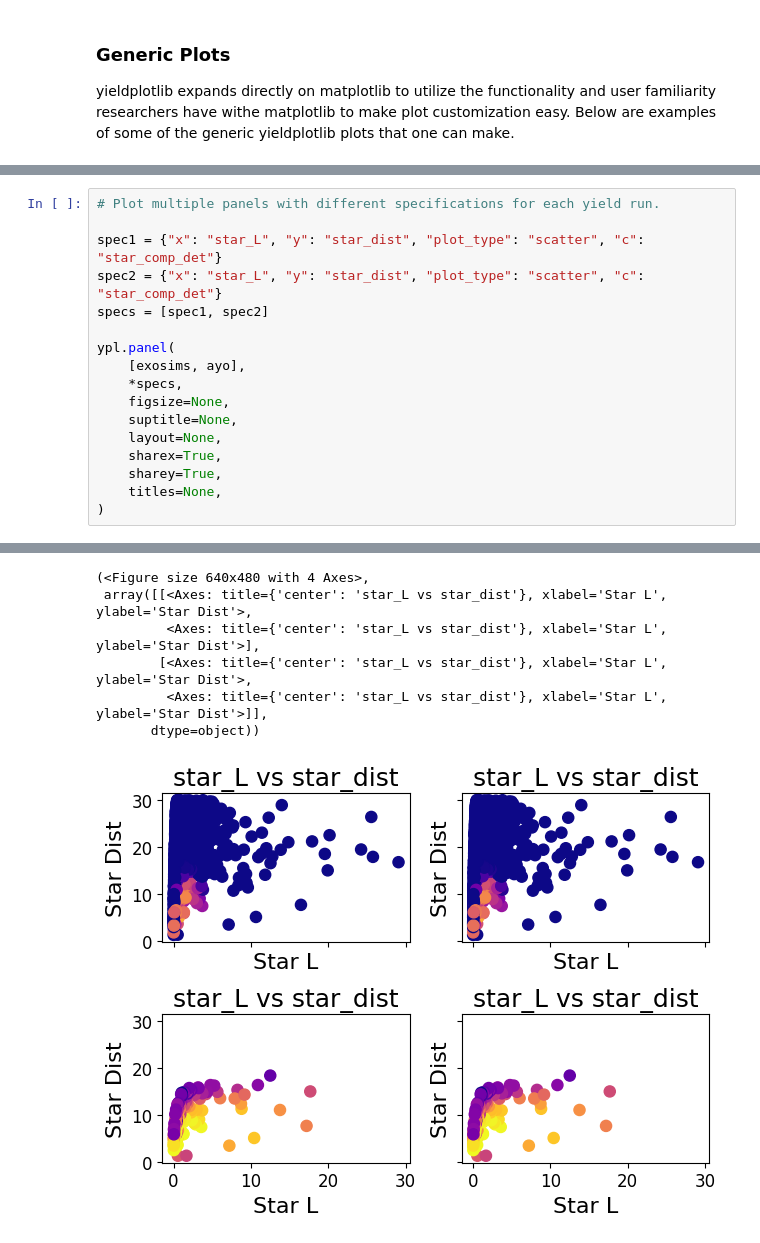
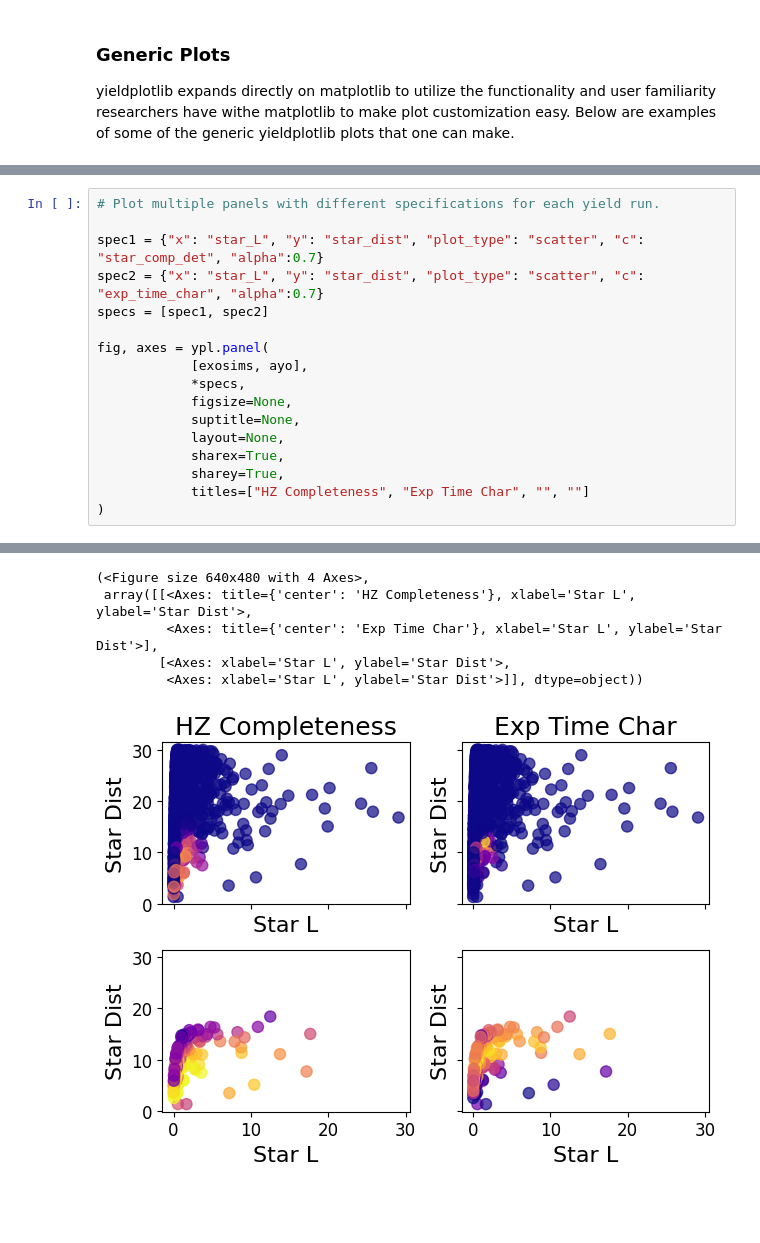
Before and after one commit to HWO-Yield-Visualizations/yieldplotlib, a Jupyter notebook: docs/tutorials/yieldplotlib_tutorial.ipynb, the cells around one changed output, grey strips where cells are left out. Saved outputs shown, nothing was run; the diff lists cells and outputs as text; blank space fills up the shorter version.

```diff
--- a/docs/tutorials/yieldplotlib_tutorial.ipynb
+++ b/docs/tutorials/yieldplotlib_tutorial.ipynb
@@ -223,18 +229,18 @@ ypl.xy_grid(
 # %%
 # Plot multiple panels with different specifications for each yield run.
 
-spec1 = {"x": "star_L", "y": "star_dist", "plot_type": "scatter", "c": "star_comp_det"}
-spec2 = {"x": "star_L", "y": "star_dist", "plot_type": "scatter", "c": "star_comp_det"}
+spec1 = {"x": "star_L", "y": "star_dist", "plot_type": "scatter", "c": "star_comp_det", "alpha":0.7}
+spec2 = {"x": "star_L", "y": "star_dist", "plot_type": "scatter", "c": "exp_time_char", "alpha":0.7}
 specs = [spec1, spec2]
 
-ypl.panel(
-    [exosims, ayo],
-    *specs,
-    figsize=None,
-    suptitle=None,
-    layout=None,
-    sharex=True,
-    sharey=True,
-    titles=None,
+fig, axes = ypl.panel(
+            [exosims, ayo],
+            *specs,
+            figsize=None,
+            suptitle=None,
+            layout=None,
+            sharex=True,
+            sharey=True,
+            titles=["HZ Completeness", "Exp Time Char", "", ""]
 )
 # %% [output]
@@ -258,7 +264,6 @@ ypl.panel(
 (<Figure size 640x480 with 4 Axes>,
- array([[<Axes: title={'center': 'star_L vs star_dist'}, xlabel='Star L', ylabel='Star Dist'>,
-         <Axes: title={'center': 'star_L vs star_dist'}, xlabel='Star L', ylabel='Star Dist'>],
-        [<Axes: title={'center': 'star_L vs star_dist'}, xlabel='Star L', ylabel='Star Dist'>,
-         <Axes: title={'center': 'star_L vs star_dist'}, xlabel='Star L', ylabel='Star Dist'>]],
-       dtype=object))
+ array([[<Axes: title={'center': 'HZ Completeness'}, xlabel='Star L', ylabel='Star Dist'>,
+         <Axes: title={'center': 'Exp Time Char'}, xlabel='Star L', ylabel='Star Dist'>],
+        [<Axes: xlabel='Star L', ylabel='Star Dist'>,
+         <Axes: xlabel='Star L', ylabel='Star Dist'>]], dtype=object))
-[figure, old version]
+[figure, new version]
```
Also changed, not shown: parts of 15 cells of this notebook.
